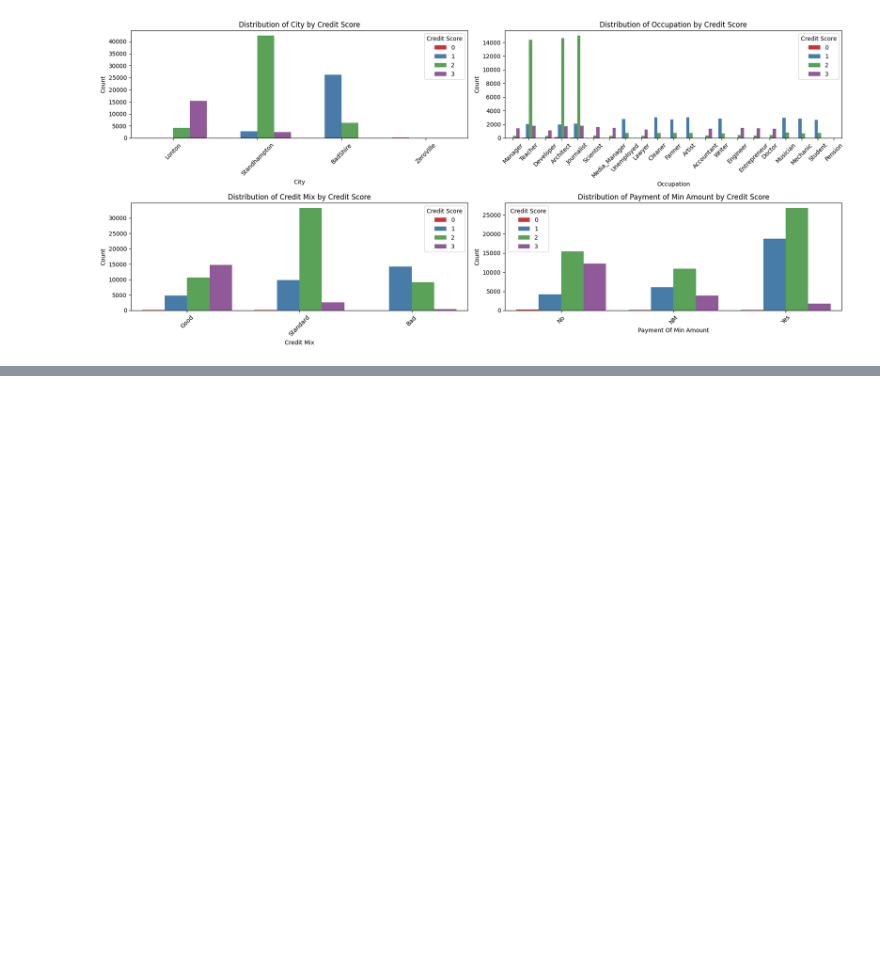
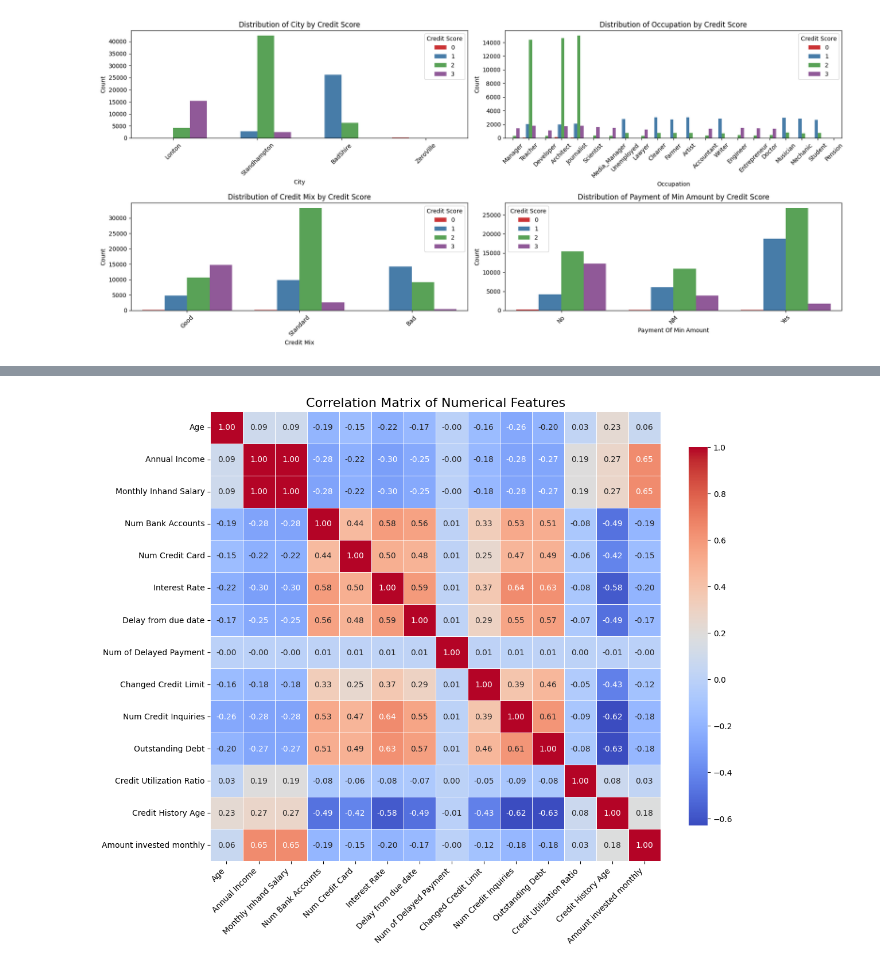
Before and after one commit to lelloxx/Advanced_Coding_Project_LUISS_2024-25, a Jupyter notebook: EDA.ipynb, the cells around one changed output, grey strips where cells are left out. Cells and saved outputs as stored; diff of their text form; code cells hidden in the pictures; blank space fills up the shorter version.

```diff
--- a/EDA.ipynb
+++ b/EDA.ipynb
@@ -296,0 +301,21 @@ plt.show()
+# %%
+# Compute the correlation matrix considering only numerical features
+correlation_matrix = clean_credit_card_df[numeric_features].corr()
+
+# Set up the matplotlib figure
+plt.figure(figsize=(12, 10))
+plt.title('Correlation Matrix of Numerical Features', fontsize=16)
+sns.heatmap(correlation_matrix, annot=True, fmt=".2f", cmap='coolwarm', square=True, cbar_kws={"shrink": .8}, linewidths=0.5)
+
+# Adjust ticks to be at the center of the squares
+plt.xticks(ticks=np.arange(len(correlation_matrix.columns)) + 0.5,
+           labels=[col.replace('_', ' ') for col in correlation_matrix.columns],
+           rotation=45, ha='right', fontsize=10)
+plt.yticks(ticks=np.arange(len(correlation_matrix.index)) + 0.5,
+           labels=[col.replace('_', ' ') for col in correlation_matrix.index],
+           rotation=0, fontsize=10)
+
+plt.tight_layout()
+plt.show()
+# %% [output]
+[figure, added]
```
Also changed, not shown: parts of 3 cells of this notebook, 9 other files.
